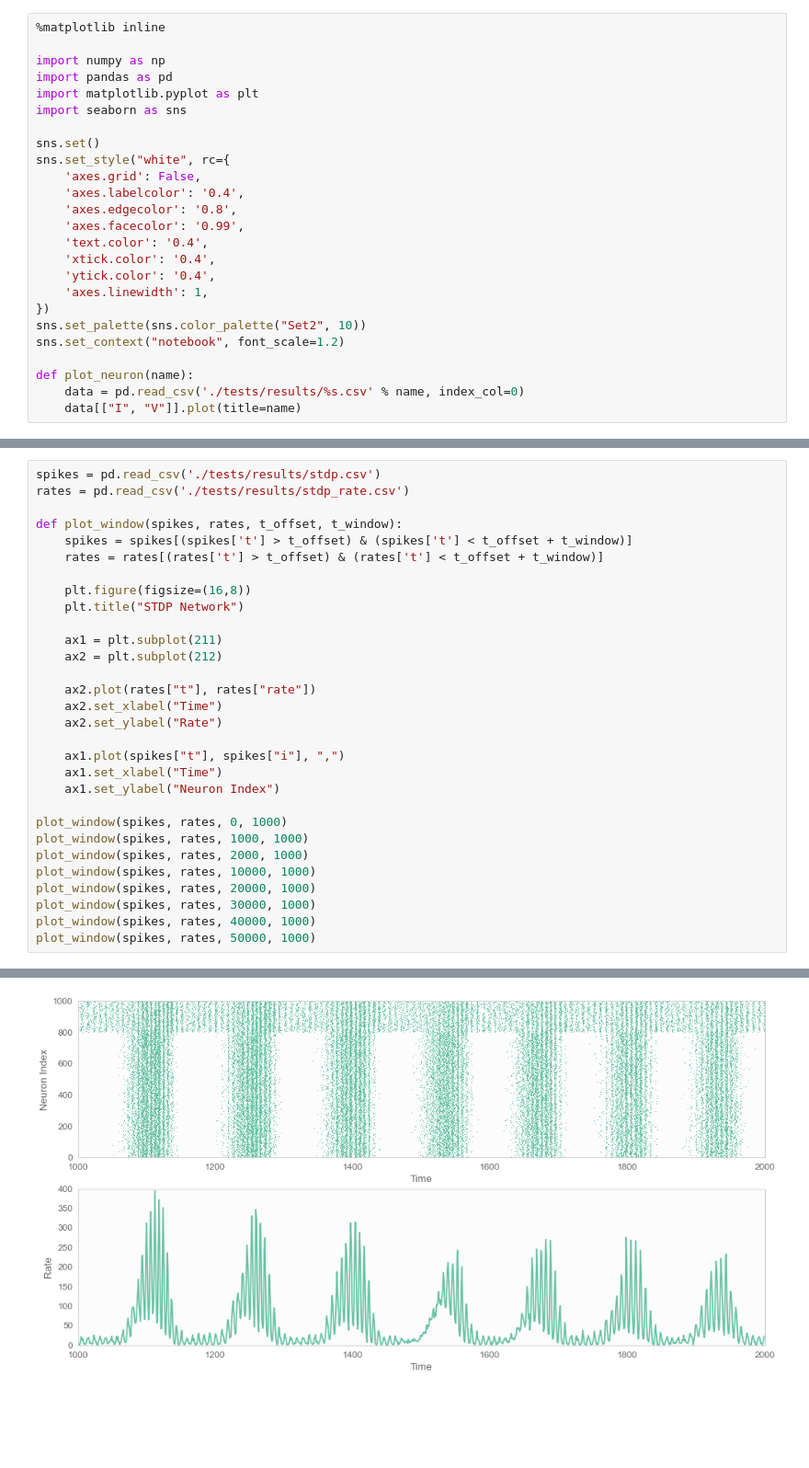
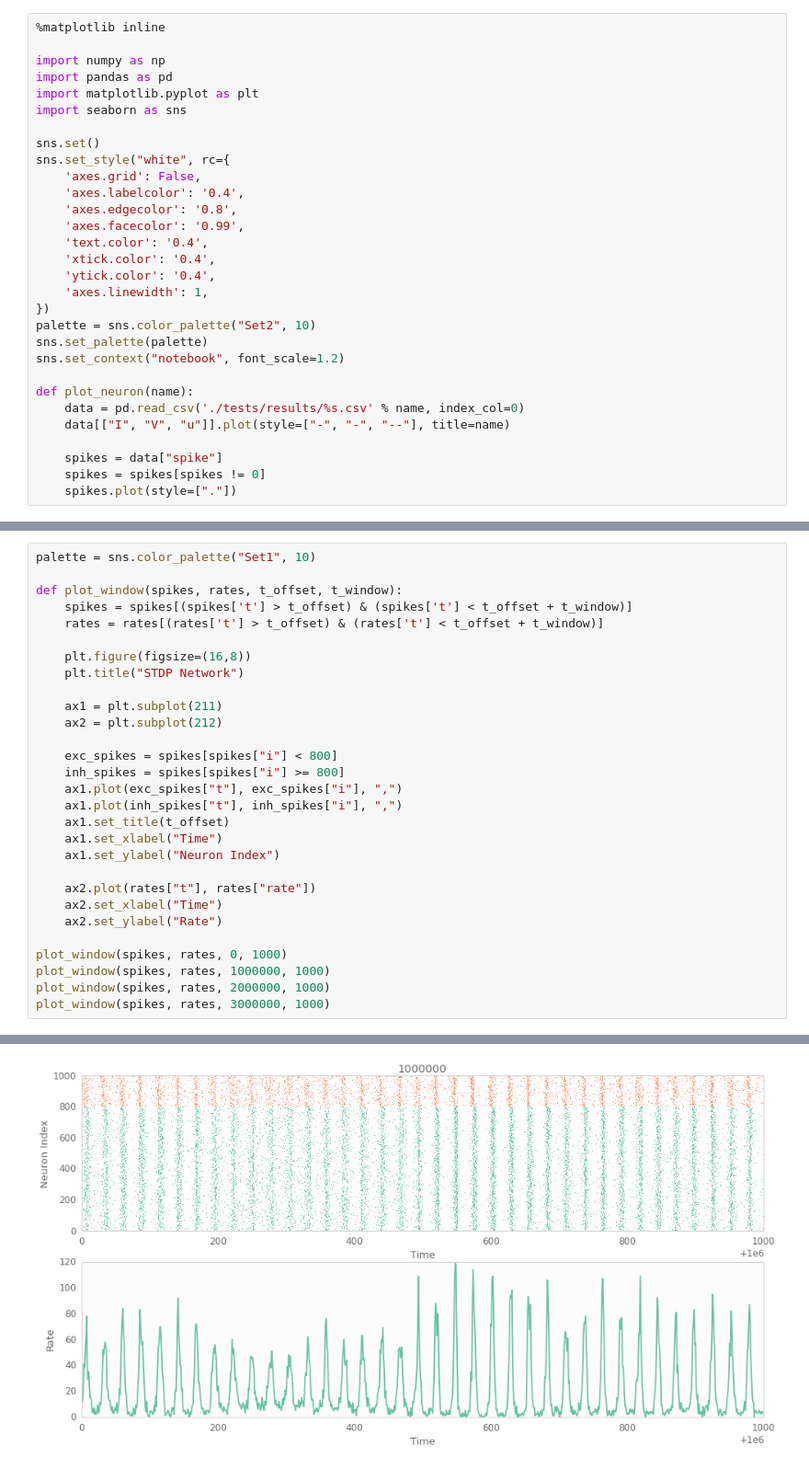
Before and after one commit to fomorians/neural-rs, a Jupyter notebook: Neural.ipynb, the cells around one changed output, grey strips where cells are left out. Shown at 92% size. Drawn from its saved outputs; the diff is of its cells as text; blank space fills up the shorter version.

```diff
--- a/Neural.ipynb
+++ b/Neural.ipynb
@@ -17,12 +17,17 @@ sns.set_style("white", rc={
     'ytick.color': '0.4',
     'axes.linewidth': 1,
 })
-sns.set_palette(sns.color_palette("Set2", 10))
+palette = sns.color_palette("Set2", 10)
+sns.set_palette(palette)
 sns.set_context("notebook", font_scale=1.2)
 
 def plot_neuron(name):
     data = pd.read_csv('./tests/results/%s.csv' % name, index_col=0)
-    data[["I", "V"]].plot(title=name)
+    data[["I", "V", "u"]].plot(style=["-", "-", "--"], title=name)
+
+    spikes = data["spike"]
+    spikes = spikes[spikes != 0]
+    spikes.plot(style=["."])
 # %%
 plot_neuron("accomodation")
 # %% [output]
@@ -158,6 +152,5 @@ ax1.set_ylabel("Neuron Index")
 # %%
-spikes = pd.read_csv('./tests/results/stdp.csv')
-rates = pd.read_csv('./tests/results/stdp_rate.csv')
+palette = sns.color_palette("Set1", 10)
 
 def plot_window(spikes, rates, t_offset, t_window):
     spikes = spikes[(spikes['t'] > t_offset) & (spikes['t'] < t_offset + t_window)]
@@ -169,20 +162,20 @@ def plot_window(spikes, rates, t_offset, t_window):
     ax1 = plt.subplot(211)
     ax2 = plt.subplot(212)
 
+    exc_spikes = spikes[spikes["i"] < 800]
+    inh_spikes = spikes[spikes["i"] >= 800]
+    ax1.plot(exc_spikes["t"], exc_spikes["i"], ",")
+    ax1.plot(inh_spikes["t"], inh_spikes["i"], ",")
+    ax1.set_title(t_offset)
+    ax1.set_xlabel("Time")
+    ax1.set_ylabel("Neuron Index")
+
     ax2.plot(rates["t"], rates["rate"])
     ax2.set_xlabel("Time")
     ax2.set_ylabel("Rate")
 
-    ax1.plot(spikes["t"], spikes["i"], ",")
-    ax1.set_xlabel("Time")
-    ax1.set_ylabel("Neuron Index")
-
 plot_window(spikes, rates, 0, 1000)
-plot_window(spikes, rates, 1000, 1000)
-plot_window(spikes, rates, 2000, 1000)
-plot_window(spikes, rates, 10000, 1000)
-plot_window(spikes, rates, 20000, 1000)
-plot_window(spikes, rates, 30000, 1000)
-plot_window(spikes, rates, 40000, 1000)
-plot_window(spikes, rates, 50000, 1000)
+plot_window(spikes, rates, 1000000, 1000)
+plot_window(spikes, rates, 2000000, 1000)
+plot_window(spikes, rates, 3000000, 1000)
 # %% [output]
@@ -190 +183 @@ plot_window(spikes, rates, 50000, 1000)
-[figure, old version]
+[figure, new version]
```
Also changed, not shown: parts of 26 cells of this notebook, 58 other files.
